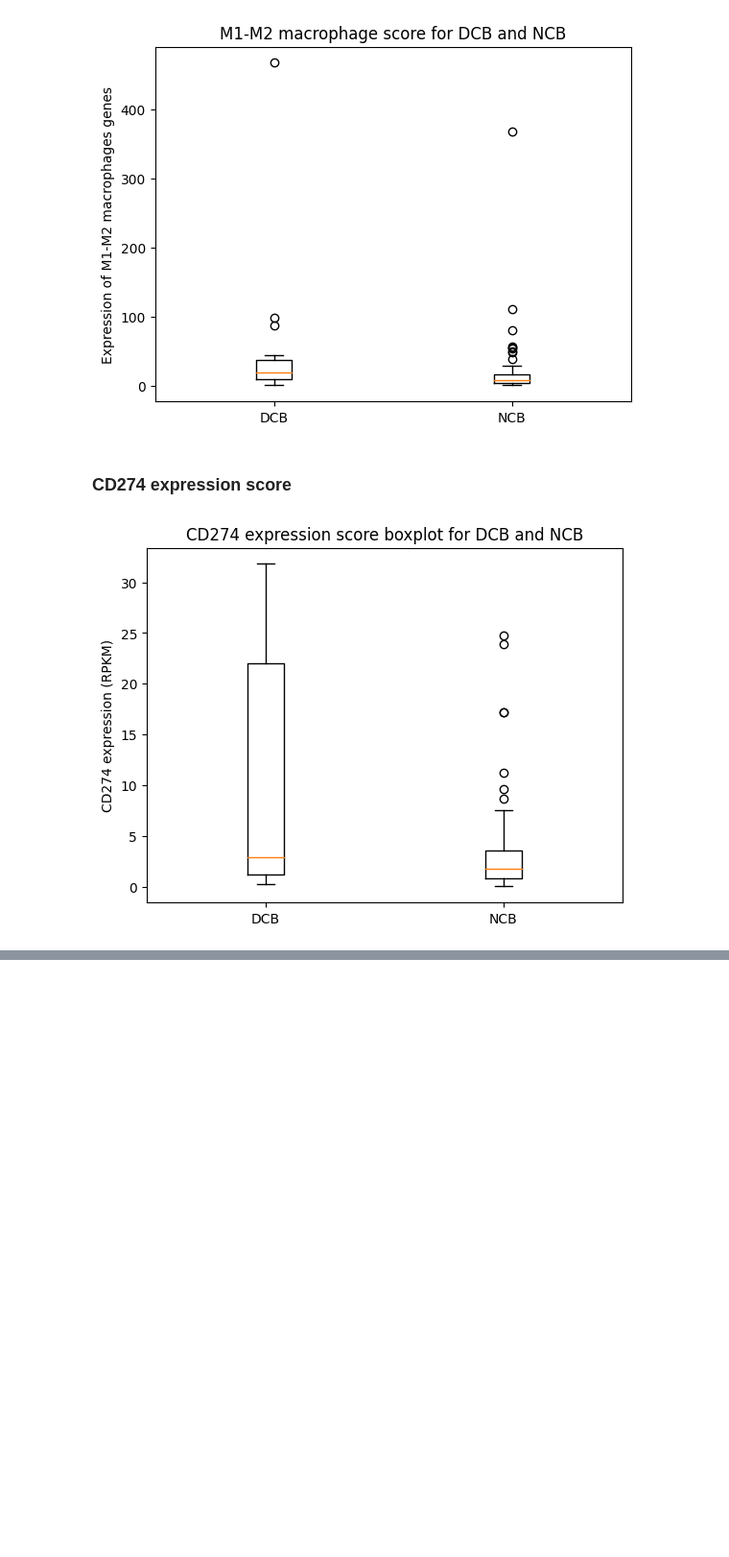
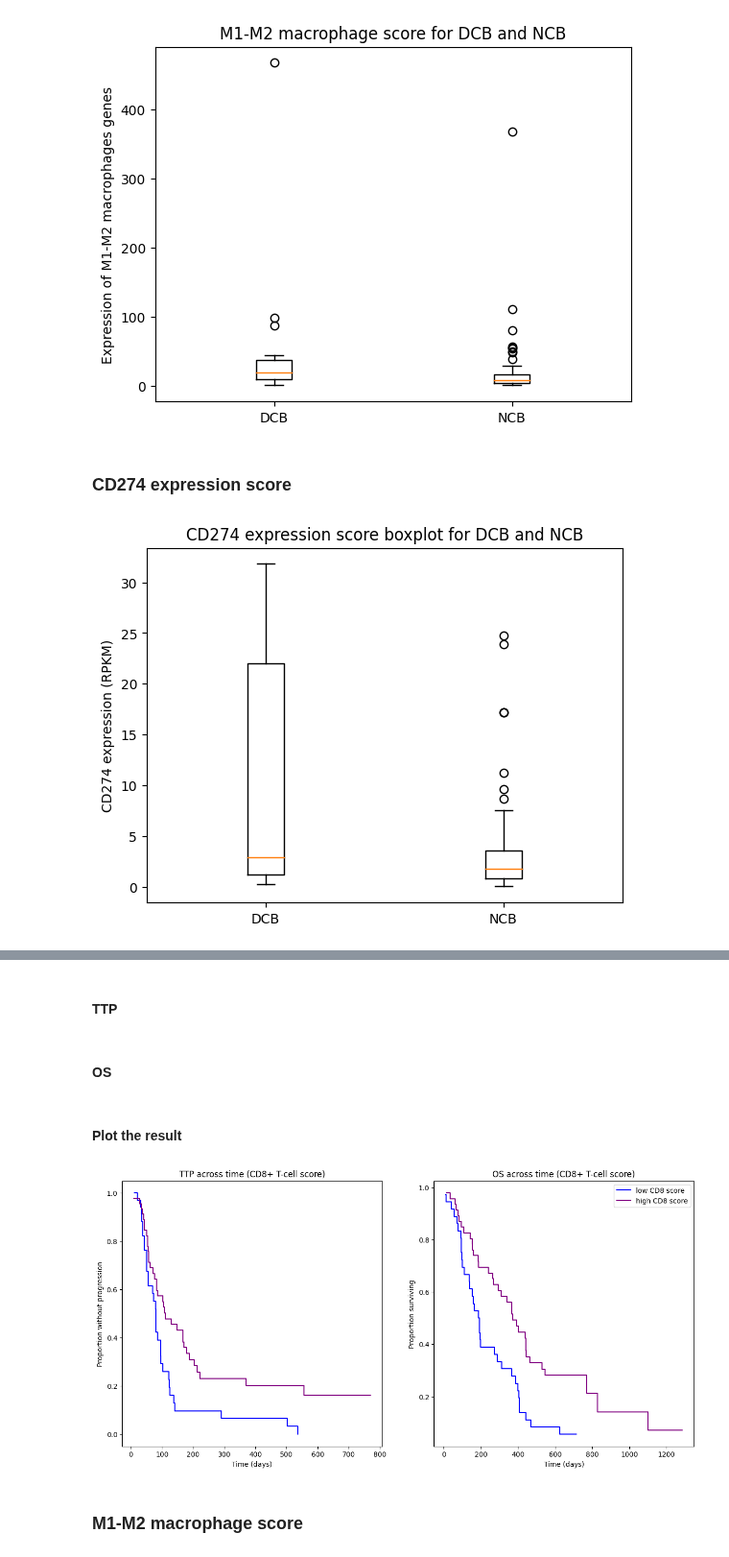
Before and after one commit to Arthur8754/mutational-signatures, a Jupyter notebook: stats-article.ipynb, the cells around one changed output, grey strips where cells are left out. Shown at 96% size. Saved outputs shown, nothing was run; the diff lists cells and outputs as text; code cells hidden in the pictures; blank space fills up the shorter version.

```diff
--- a/stats-article.ipynb
+++ b/stats-article.ipynb
@@ -155,0 +336,5 @@ plotter.boxplot_values(dcb_group["CD274 expression"], ncb_group["CD274 expressio
+# %%
+# Splitting
+low_cd8, high_cd8 = split_by_threshold(df, "CD8+ T cell score", 0.054)
+display(low_cd8)
+display(high_cd8)
@@ -155,0 +376,45 @@ plotter.boxplot_values(dcb_group["CD274 expression"], ncb_group["CD274 expressio
+# %% [markdown]
+#### TTP
+# %%
+# Formatting the data for the Kaplan Meier estimator
+km_low_cd8_ttp = np.array(list((low_cd8[['Progression_1','Time to progression (days)']].itertuples(index=False, name=None))),dtype=[('Progression_1', '?'), ('Time to progression (days)', '<f8')])
+km_high_cd8_ttp = np.array(list((high_cd8[['Progression_1','Time to progression (days)']].itertuples(index=False, name=None))),dtype=[('Progression_1', '?'), ('Time to progression (days)', '<f8')])
+
+# Estimating the TTP curves
+time_low_cd8_ttp, ttp_low_cd8 = km_estimator.estimate_survival_function(km_low_cd8_ttp['Progression_1'],km_low_cd8_ttp['Time to progression (days)'])
+time_high_cd8_ttp, ttp_high_cd8 = km_estimator.estimate_survival_function(km_high_cd8_ttp['Progression_1'],km_high_cd8_ttp['Time to progression (days)'])
+# %% [markdown]
+#### OS
+# %%
+# Formatting the data for the Kaplan Meier estimator
+km_low_cd8_os = np.array(list((low_cd8[['Alive_0','Overall survival (days)']].itertuples(index=False, name=None))),dtype=[('Alive_0', '?'), ('Overall survival (days)', '<f8')])
+km_high_cd8_os = np.array(list((high_cd8[['Alive_0','Overall survival (days)']].itertuples(index=False, name=None))),dtype=[('Alive_0', '?'), ('Overall survival (days)', '<f8')])
+
+# Estimating the OS curves
+time_low_cd8_os, os_low_cd8 = km_estimator.estimate_survival_function(km_low_cd8_os['Alive_0'],km_low_cd8_os['Overall survival (days)'])
+time_high_cd8_os, os_high_cd8 = km_estimator.estimate_survival_function(km_high_cd8_os['Alive_0'],km_high_cd8_os['Overall survival (days)'])
+# %% [markdown]
+#### Plot the result
+# %%
+fig, ax = plt.subplots(1,2,figsize=(15,7))
+
+# TTP :
+ax[0].step(time_low_cd8_ttp, ttp_low_cd8, where='post',color='blue',label='low CD8 score')
+ax[0].step(time_high_cd8_ttp, ttp_high_cd8, where='post',color='purple',label='high CD8 score')
+ax[0].set_xlabel('Time (days)')
+ax[0].set_ylabel('Proportion without progression')
+ax[0].set_title('TTP across time (CD8+ T-cell score)')
+
+# OS :
+ax[1].step(time_low_cd8_os, os_low_cd8, where='post',color='blue',label='low CD8 score')
+ax[1].step(time_high_cd8_os, os_high_cd8, where='post',color='purple',label='high CD8 score')
+ax[1].set_xlabel('Time (days)')
+ax[1].set_ylabel('Proportion surviving')
+ax[1].set_title('OS across time (CD8+ T-cell score)')
+
+plt.legend()
+plt.savefig('figures/survival-cd8.png')
+# %% [output]
+[figure, added]
+# %% [markdown]
+### M1-M2 macrophage score
```
Also changed, not shown: parts of 40 cells of this notebook, 1 other file.
